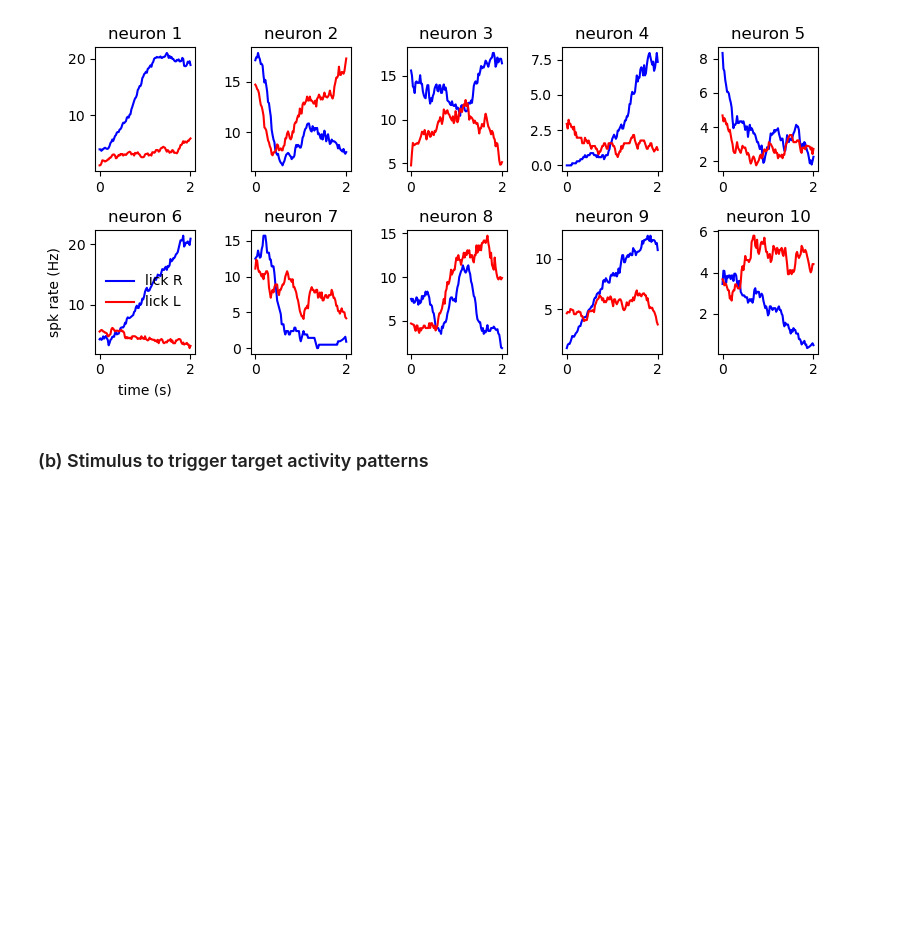
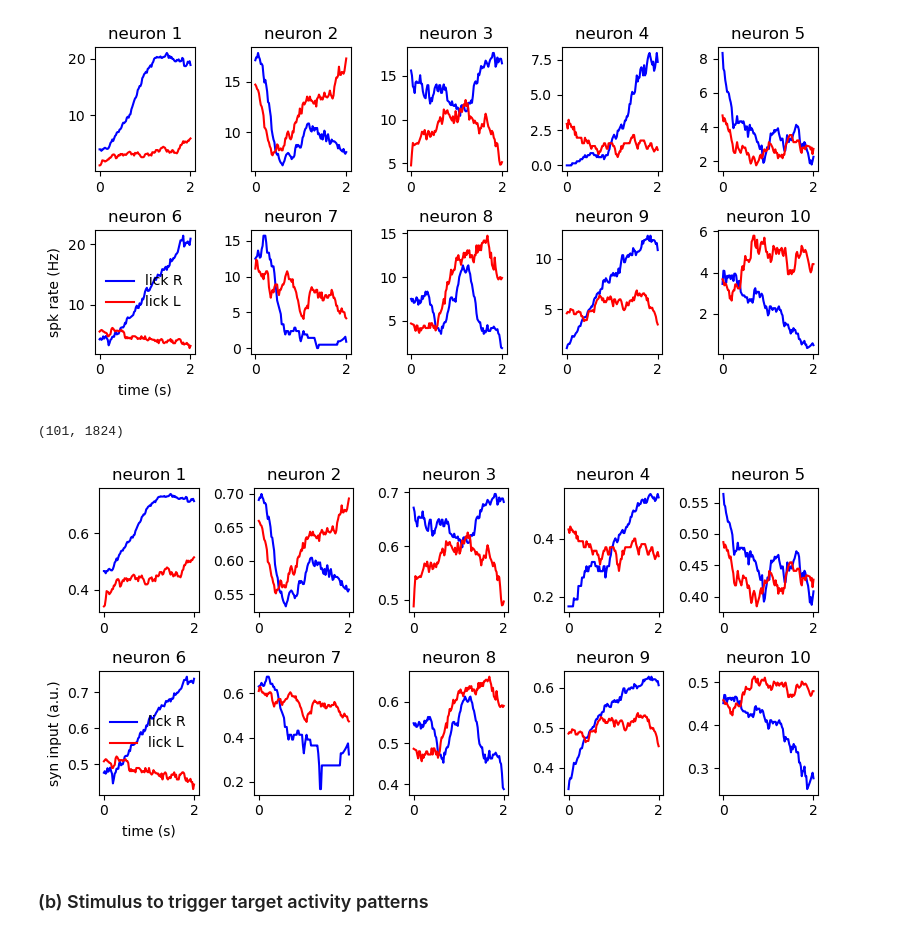
Before and after one commit to chrismkkim/TutorialCNS2025, a Jupyter notebook: train_spiking_balanced.ipynb, the cells around one changed output. Cells and saved outputs as stored; diff of their text form; code cells hidden in the pictures; blank space fills up the shorter version.

```diff
--- a/train_spiking_balanced.ipynb
+++ b/train_spiking_balanced.ipynb
@@ -103,6 +104,29 @@ tight_layout()
 PyPlot.display_figs()
 # %% [output]
 [figure]
+# %%
+size(utarg_R)
+# %% [output]
+(101, 1824)
+# %%
+# Plot the activity patterns of ALM Pyramidal neurons
+tvec = 0.02 * collect(0:100)
+figure(figsize=(8,4))
+for ci = 1:10
+    subplot(2,5,ci)
+    title("neuron $(ci)")
+    plot(tvec, utarg_R[:,ci], c="b", label="lick R")
+    plot(tvec, utarg_L[:,ci], c="r", label="lick L")
+    if ci == 6
+        xlabel("time (s)")
+        ylabel("syn input (a.u.)")
+        legend(frameon=false, fontsize=10)
+    end
+end
+tight_layout()
+PyPlot.display_figs()
+# %% [output]
+[figure, added]
 # %% [markdown]
 ### (b) Stimulus to trigger target activity patterns
 # %%
```
Also changed, not shown: parts of 18 cells of this notebook.
